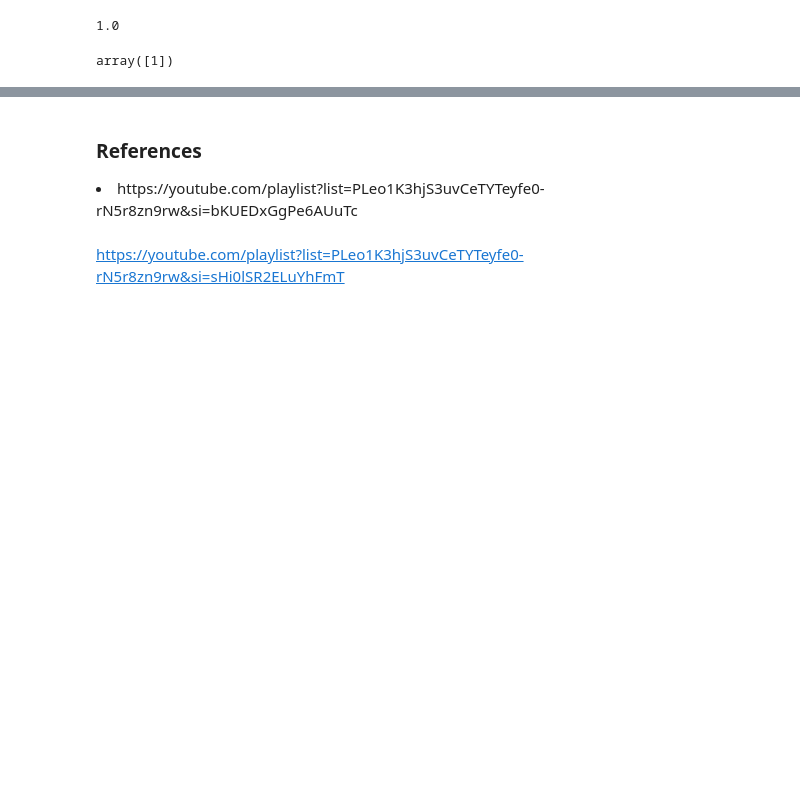
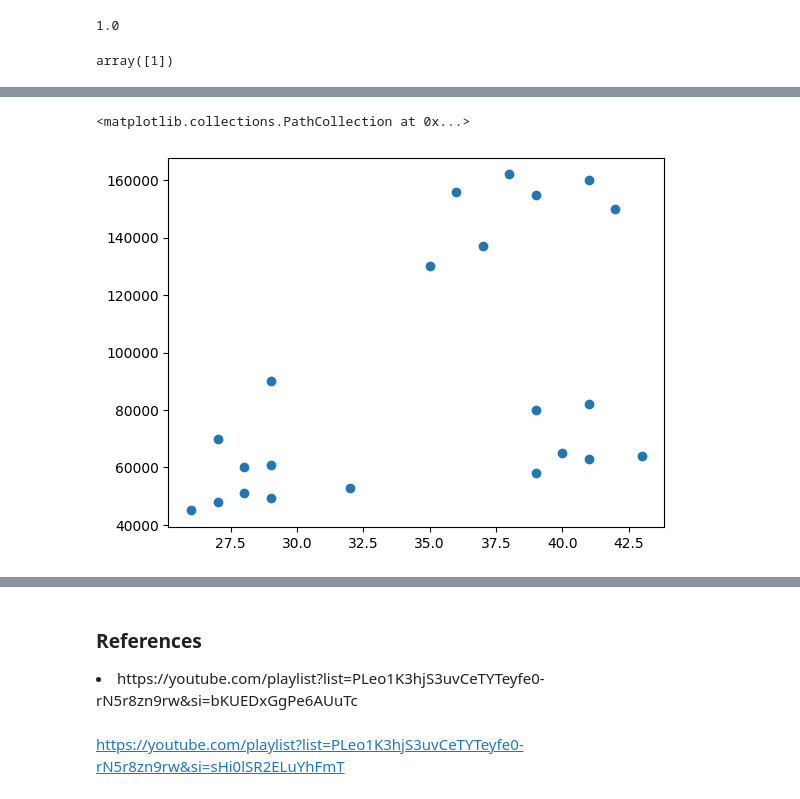
Before and after one commit to prajeeshr/MachineLearning, a Jupyter notebook: Machine Learning Basics/ML 101.ipynb, the cells around one changed output, grey strips where cells are left out. Drawn from its saved outputs; the diff is of its cells as text; code cells hidden in the pictures; blank space fills up the shorter version.

```diff
--- a/Machine Learning Basics/ML 101.ipynb
+++ b/Machine Learning Basics/ML 101.ipynb
@@ -367,0 +479,4 @@ array([1])
+# %%
+df = pd.read_csv(r'./Datasets/income.csv')
+df.rename(columns={'Income($)':'income'},inplace = True)
+df.head(5)
@@ -367,0 +490,5 @@ array([1])
+# %%
+plt.scatter(df.Age, df.income)
+# %% [output]
+<matplotlib.collections.PathCollection at 0x...>
+[figure, added]
```
Also changed, not shown: parts of 29 cells of this notebook.
